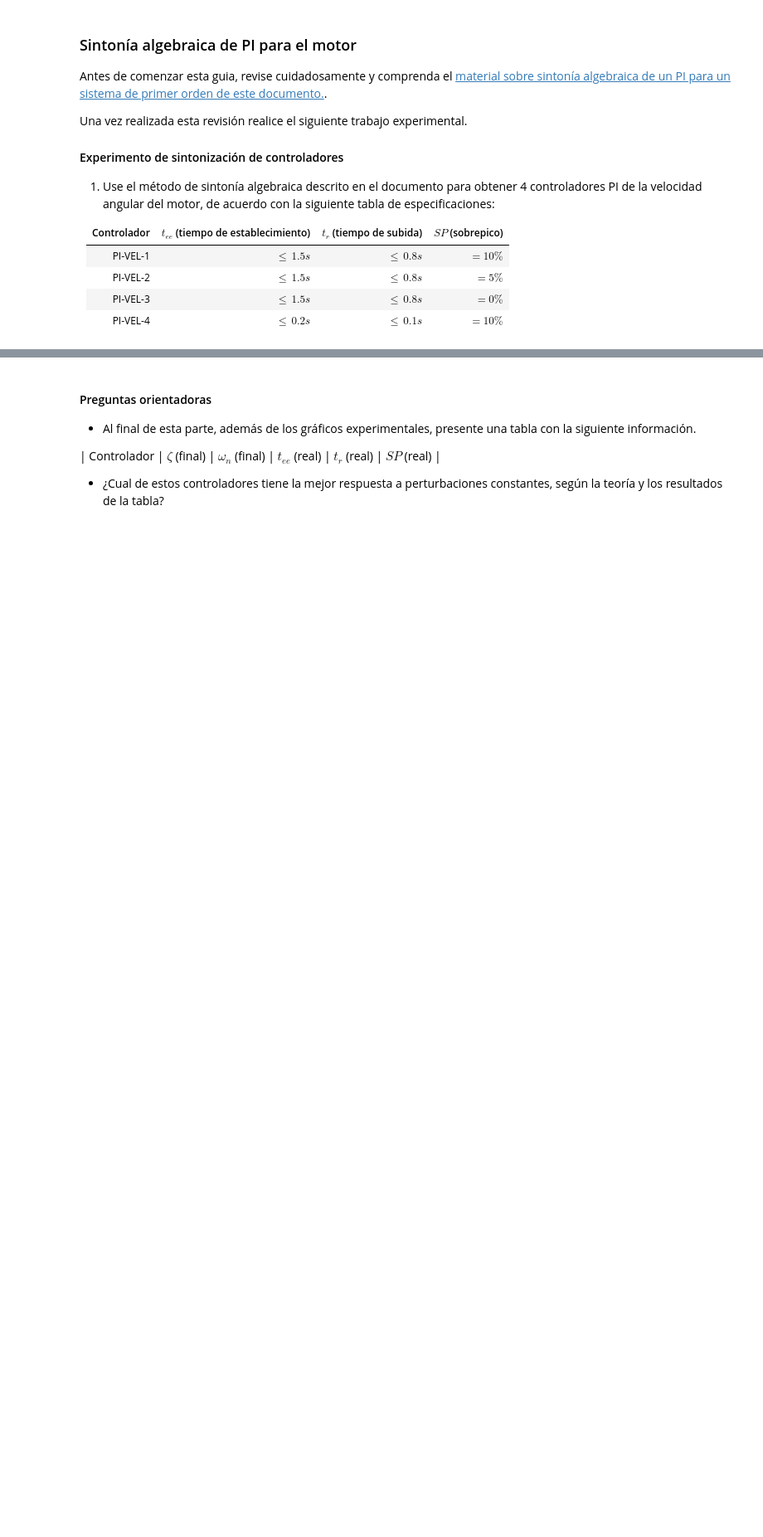
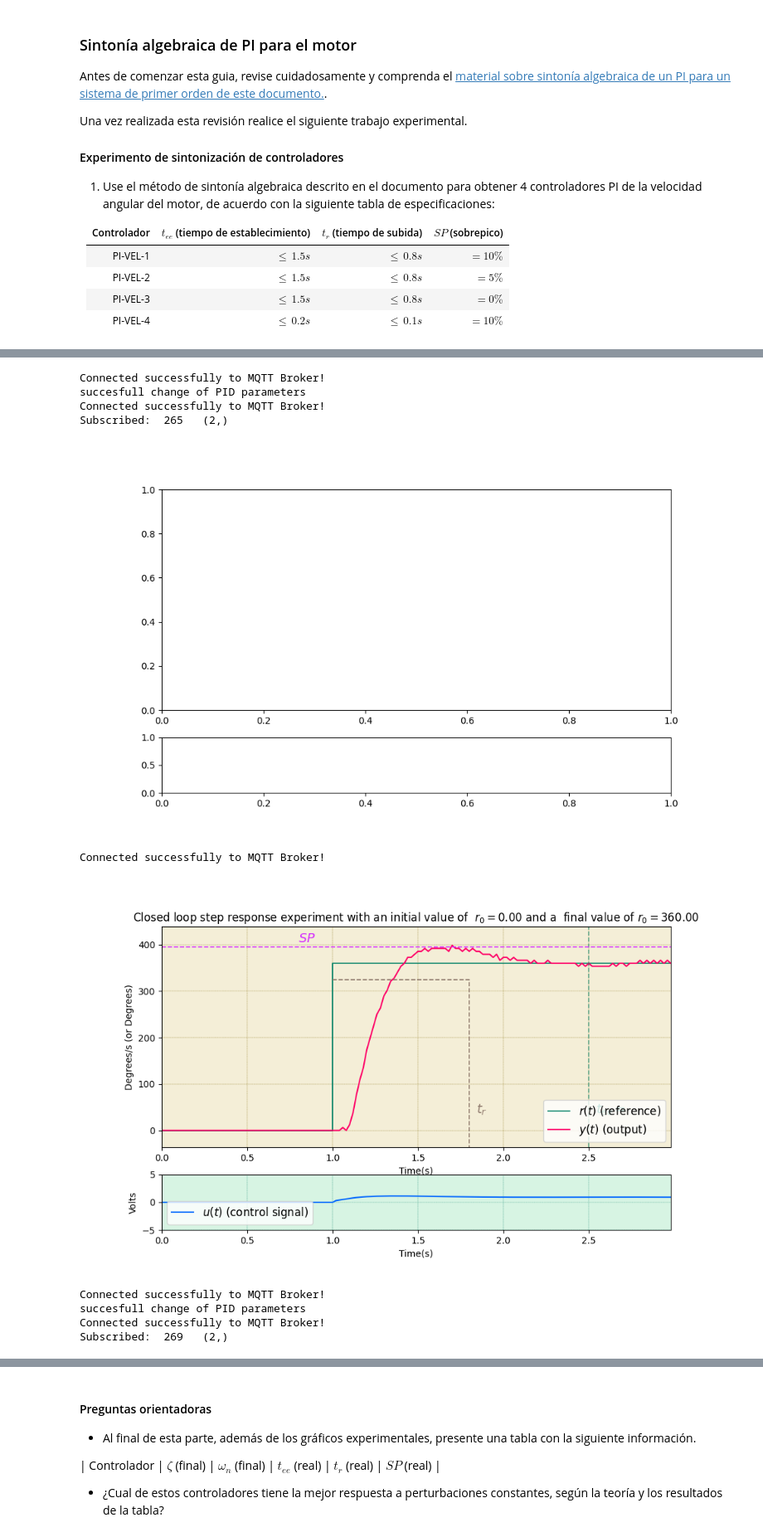
Before and after one commit to wabohorquezr/2025-II, a Jupyter notebook: Control/Laboratorios/Laboratorio3/guia3-sintonia_algebraica_PI_PID.ipynb, the cells around one changed output, grey strips where cells are left out. Shown at 83% size. Saved outputs shown, nothing was run; the diff lists cells and outputs as text; code cells hidden in the pictures; blank space fills up the shorter version.

```diff
--- a/Control/Laboratorios/Laboratorio3/guia3-sintonia_algebraica_PI_PID.ipynb
+++ b/Control/Laboratorios/Laboratorio3/guia3-sintonia_algebraica_PI_PID.ipynb
@@ -41,7 +41,7 @@ Aqui está  [la ayuda de las funciones de software](https://nebisman.github.io/U
 Lo primero que necesitamos es definir tanto el sistema térmico como el motor como sistemas  IoT.
 # %%
 #mi_termico = temp.ThermalSystemIoT(plant_number = "PC-T-12" , broker_address = "192.168.1.100", port=1883)
-mi_motor = motor.MotorSystemIoT(plant_number = "PC-M-02" , broker_address = "192.168.1.100", port=1883)
+mi_motor = motor.MotorSystemIoT(plant_number = "PC-M-13" , broker_address = "192.168.1.100", port=1883)
 # %% [markdown]
 ## Sintonía por métodos algebraicos de un controlador PI para el motor
 
@@ -186,0 +170,16 @@ Zeta:  0.5911550337988976  Wn:  38.06108163438929  Kp:  7.2256832695579805 Ki: 0
+# %%
+###Caso Vel1
+zeta, wn, kp, ki = Medio(10, 0.8, 1.5, tau, alpha)
+vel1 = Vel(zeta, wn, kp, ki)
+
+###Caso Vel2
+zeta, wn, kp, ki = Medio(5, 0.8, 1.5, tau, alpha)
+vel2 = Vel(zeta, wn, kp, ki)
+
+###Caso Vel3
+zeta, wn, kp, ki = Medio(0.01, 0.8, 1.5, tau, alpha)
+vel3 = Vel(zeta, wn, kp, ki)
+
+###Caso Vel4
+zeta, wn, kp, ki = Medio(10, 0.8, 1.5, tau, alpha)
+vel4 = Vel(zeta, wn, kp, ki)
@@ -186,0 +224,36 @@ Zeta:  0.5911550337988976  Wn:  38.06108163438929  Kp:  7.2256832695579805 Ki: 0
+# %%
+motor.set_pid(mi_motor,kp=vel1.kp,ki=vel1.ki,kd=0,beta=1, output="speed")
+t, r, y, u  =motor.step_closed(mi_motor,r0=r0, r1=r1, t0=t0, t1=t1);
+plt.show() # para congelarla en el notebook
+
+SPreal = (max(y)-r1)/(r1-r0)*100
+print("SP real = ", SPreal)
+
+
+z1, wn1 ,kp1, ki1  = medio(Vel1_SP,tau, Vel1_tee, Vel1_tr, alpha, Te,2)
+velf1 = Vel(z1, wn1, kp1, ki1)
+
+while SPreal > 10:
+
+
+    motor.set_pid(mi_motor,kp=velf1.kp,ki=velf1.ki,kd=0,beta=1, output="speed")
+    t, r, y, u  =motor.step_closed(mi_motor,r0=r0, r1=r1, t0=t0, t1=t1);
+    motor.set_reference(mi_motor,0)
+    draw_specifications(Vel1_tee, Vel1_tr, Vel1_SP)
+    plt.savefig("SintoniaAlgbraica_velf1.png", format="png", bbox_inches="tight") # para salvar la figura
+    plt.show() # para congelarla en el notebook
+
+SPreal = (max(y)-r1)/(r1-r0)*100
+print("SP real = ", SPreal)
+# %% [output]
+Connected successfully to MQTT Broker!
+succesfull change of PID parameters
+Connected successfully to MQTT Broker!
+Subscribed:  265   (2,)
+[figure, added]
+Connected successfully to MQTT Broker!
+[figure, added]
+Connected successfully to MQTT Broker!
+succesfull change of PID parameters
+Connected successfully to MQTT Broker!
+Subscribed:  269   (2,)
```
Also changed, not shown: parts of 14 cells of this notebook, 10 other files.
